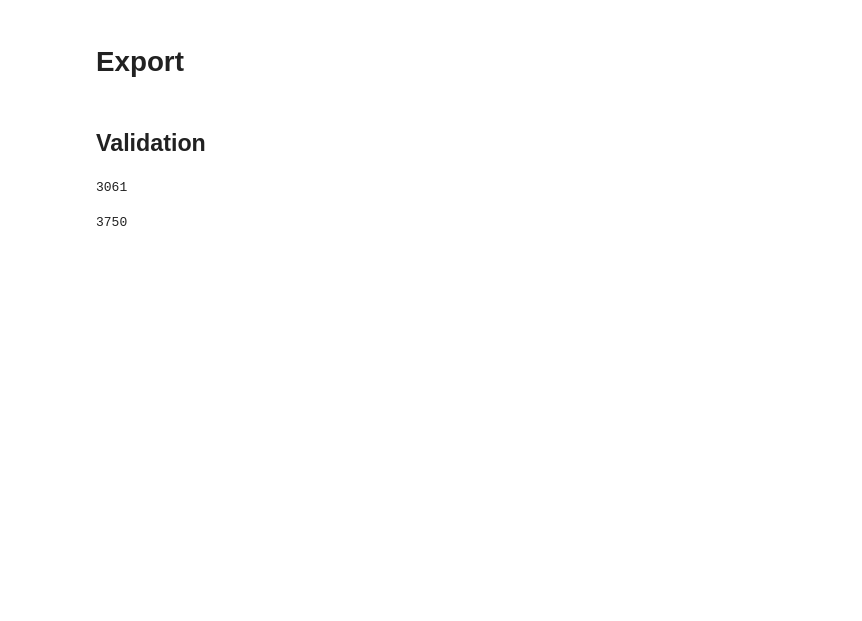
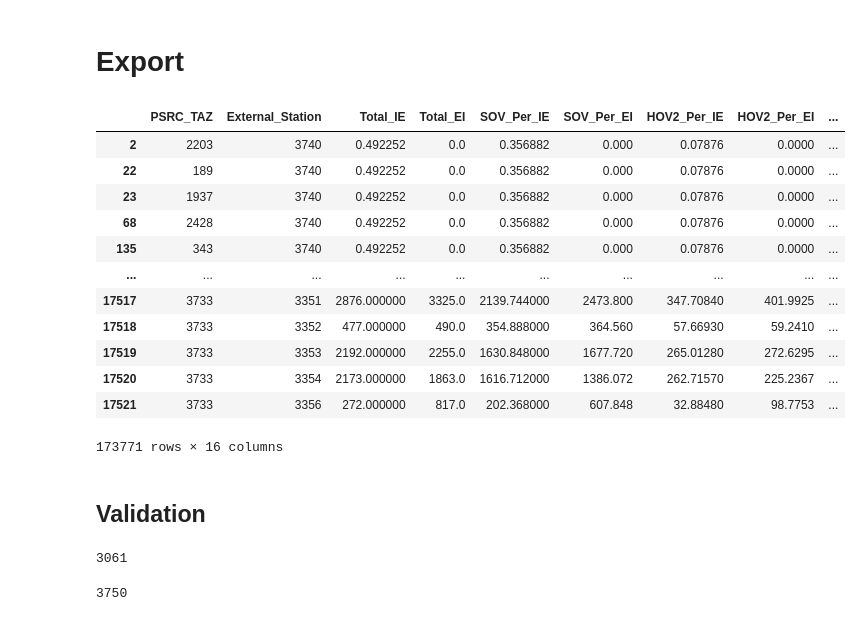
Before and after one commit to psrc/travel-modeling, a Jupyter notebook: base_year/external_trip_distribution.ipynb, the cells around one changed output. Saved outputs shown, nothing was run; the diff lists cells and outputs as text; code cells hidden in the pictures; blank space fills up the shorter version.

```diff
--- a/base_year/external_trip_distribution.ipynb
+++ b/base_year/external_trip_distribution.ipynb
@@ -247,6 +247,22 @@ df['Total_EI'].sum()
 # Export
 # %%
 df.to_csv(r'R:\e2projects_two\2023_base_year\externals\external_trip_distribution.csv')
+# %%
+df
+# %% [output]
+|  | PSRC_TAZ | External_Station | Total_IE | Total_EI | SOV_Per_IE | SOV_Per_EI | HOV2_Per_IE | HOV2_Per_EI | ... |
+| 2 | 2203 | 3740 | 0.492252 | 0.0 | 0.356882 | 0.000 | 0.07876 | 0.0000 | ... |
+| 22 | 189 | 3740 | 0.492252 | 0.0 | 0.356882 | 0.000 | 0.07876 | 0.0000 | ... |
+| 23 | 1937 | 3740 | 0.492252 | 0.0 | 0.356882 | 0.000 | 0.07876 | 0.0000 | ... |
+| 68 | 2428 | 3740 | 0.492252 | 0.0 | 0.356882 | 0.000 | 0.07876 | 0.0000 | ... |
+| 135 | 343 | 3740 | 0.492252 | 0.0 | 0.356882 | 0.000 | 0.07876 | 0.0000 | ... |
+| ... | ... | ... | ... | ... | ... | ... | ... | ... | ... |
+| 17517 | 3733 | 3351 | 2876.000000 | 3325.0 | 2139.744000 | 2473.800 | 347.70840 | 401.9925 | ... |
+| 17518 | 3733 | 3352 | 477.000000 | 490.0 | 354.888000 | 364.560 | 57.66930 | 59.2410 | ... |
+| 17519 | 3733 | 3353 | 2192.000000 | 2255.0 | 1630.848000 | 1677.720 | 265.01280 | 272.6295 | ... |
+| 17520 | 3733 | 3354 | 2173.000000 | 1863.0 | 1616.712000 | 1386.072 | 262.71570 | 225.2367 | ... |
+| 17521 | 3733 | 3356 | 272.000000 | 817.0 | 202.368000 | 607.848 | 32.88480 | 98.7753 | ... |
+173771 rows × 16 columns
 # %% [markdown]
 ## Validation
 # %%
```
Also changed, not shown: parts of 5 cells of this notebook.
